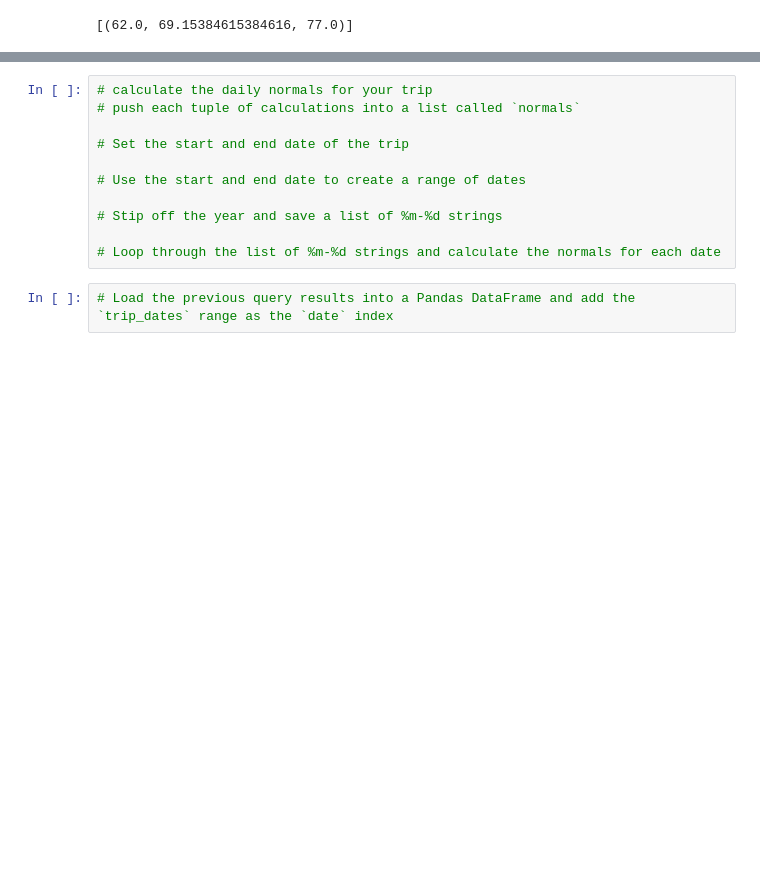
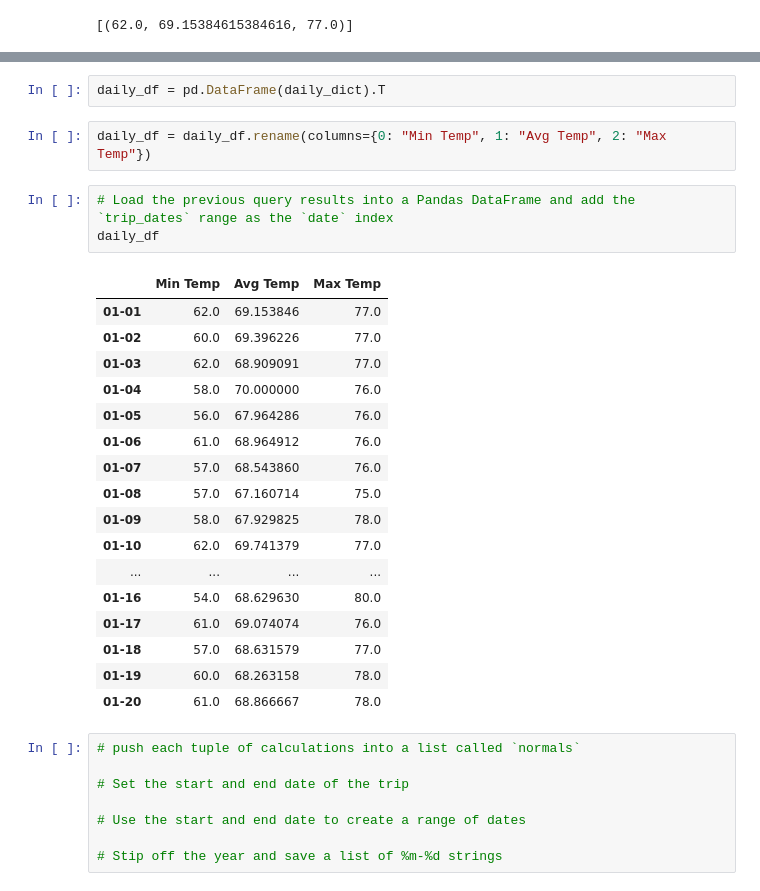
Before and after one commit to CCom20/sqlalchemy-challenge, a Jupyter notebook: climate_starter.ipynb, the cells around one changed output, grey strips where cells are left out. Drawn from its saved outputs; the diff is of its cells as text; blank space fills up the shorter version.

```diff
--- a/climate_starter.ipynb
+++ b/climate_starter.ipynb
@@ -411,5 +449,29 @@ daily_normals("01-01")
+# %%
+daily_df = pd.DataFrame(daily_dict).T
+# %%
+daily_df = daily_df.rename(columns={0: "Min Temp", 1: "Avg Temp", 2: "Max Temp"})
+# %%
+# Load the previous query results into a Pandas DataFrame and add the `trip_dates` range as the `date` index
+daily_df
+# %% [output]
+|  | Min Temp | Avg Temp | Max Temp |
+| 01-01 | 62.0 | 69.153846 | 77.0 |
+| 01-02 | 60.0 | 69.396226 | 77.0 |
+| 01-03 | 62.0 | 68.909091 | 77.0 |
+| 01-04 | 58.0 | 70.000000 | 76.0 |
+| 01-05 | 56.0 | 67.964286 | 76.0 |
+| 01-06 | 61.0 | 68.964912 | 76.0 |
+| 01-07 | 57.0 | 68.543860 | 76.0 |
+| 01-08 | 57.0 | 67.160714 | 75.0 |
+| 01-09 | 58.0 | 67.929825 | 78.0 |
+| 01-10 | 62.0 | 69.741379 | 77.0 |
+| ... | ... | ... | ... |
+| 01-16 | 54.0 | 68.629630 | 80.0 |
+| 01-17 | 61.0 | 69.074074 | 76.0 |
+| 01-18 | 57.0 | 68.631579 | 77.0 |
+| 01-19 | 60.0 | 68.263158 | 78.0 |
+| 01-20 | 61.0 | 68.866667 | 78.0 |
 # %%
-# calculate the daily normals for your trip
 # push each tuple of calculations into a list called `normals`
 
 # Set the start and end date of the trip
@@ -417,9 +479,5 @@ daily_normals("01-01")
 # Use the start and end date to create a range of dates
 
 # Stip off the year and save a list of %m-%d strings
-
-# Loop through the list of %m-%d strings and calculate the normals for each date
-# %%
-# Load the previous query results into a Pandas DataFrame and add the `trip_dates` range as the `date` index
 # %%
 # Plot the daily normals as an area plot with `stacked=False`
```
Also changed, not shown: parts of 3 cells of this notebook.
